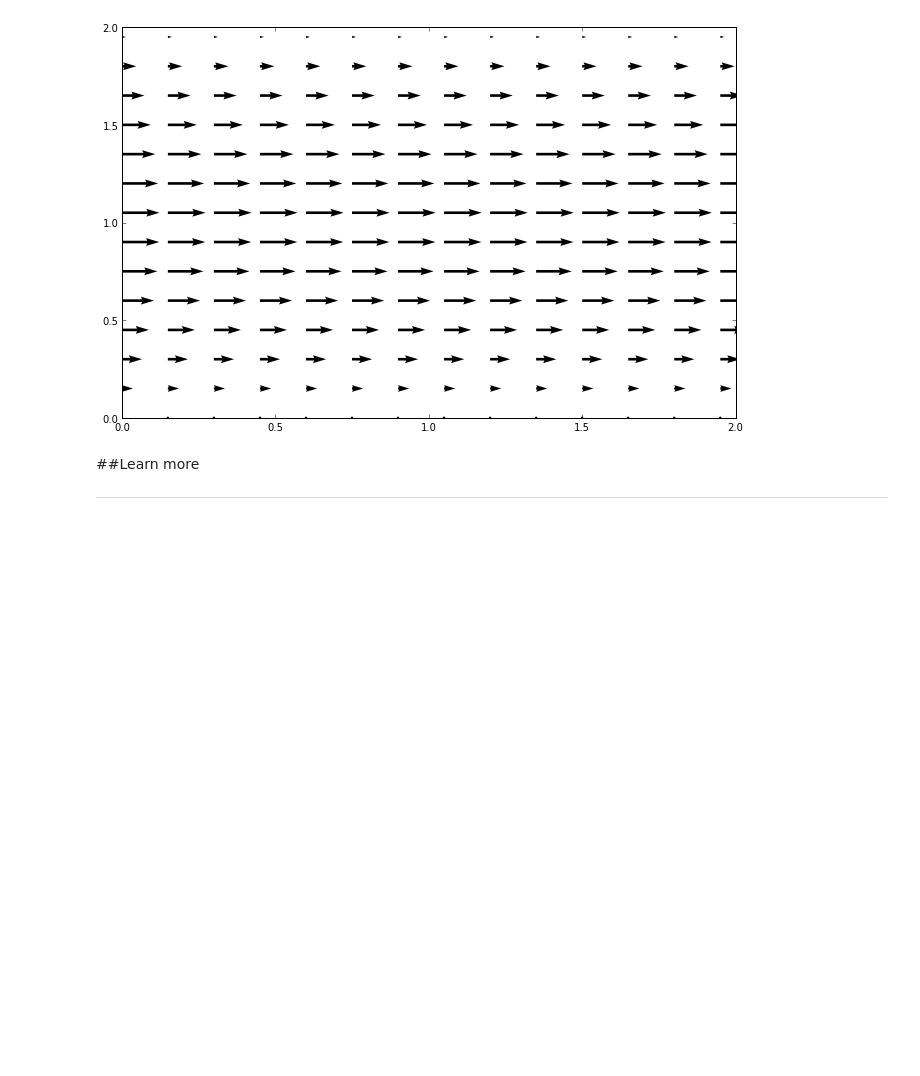
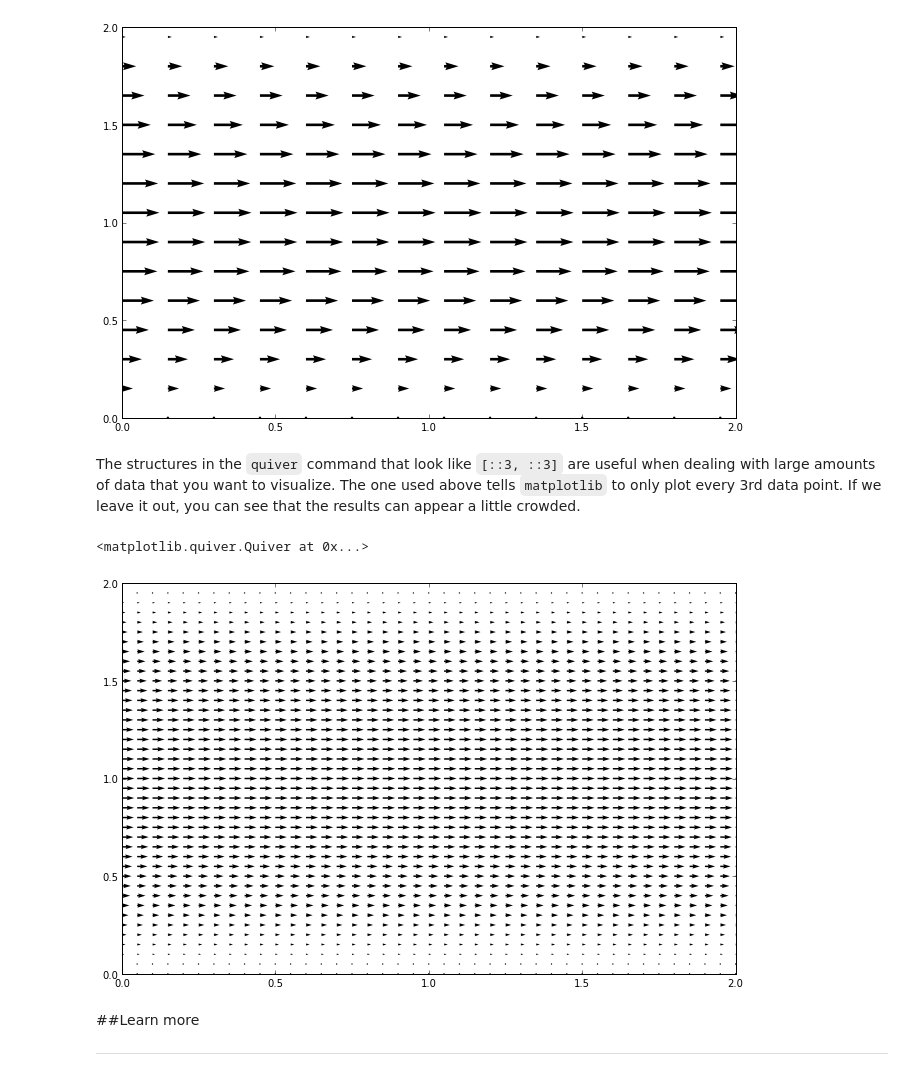
Before and after one commit to barbagroup/CFDPython, a Jupyter notebook: lessons/16 - Step 12.ipynb, the cells around one changed output. Saved outputs shown, nothing was run; the diff lists cells and outputs as text; code cells hidden in the pictures; blank space fills up the shorter version.

Commit message:
Added more explanation of Step 12, including a few programming challenges if students want to try them out.  Fixed a small typo.

```diff
--- a/lessons/16 - Step 12.ipynb
+++ b/lessons/16 - Step 12.ipynb
@@ -241,6 +260,14 @@ plt.quiver(X[::3, ::3], Y[::3, ::3], u[::3, ::3], v[::3, ::3])
 # %% [output]
 <matplotlib.quiver.Quiver at 0x...>
 [figure]
+# %% [markdown]
+The structures in the `quiver` command that look like `[::3, ::3]` are useful when dealing with large amounts of data that you want to visualize.  The one used above tells `matplotlib` to only plot every 3rd data point.  If we leave it out, you can see that the results can appear a little crowded.
+# %%
+fig = plt.figure(figsize = (11,7), dpi=100)
+plt.quiver(X, Y, u, v)
+# %% [output]
+<matplotlib.quiver.Quiver at 0x...>
+[figure, added]
 # %% [markdown]
 ##Learn more
 ***
```
Also changed, not shown: parts of 11 cells of this notebook.
